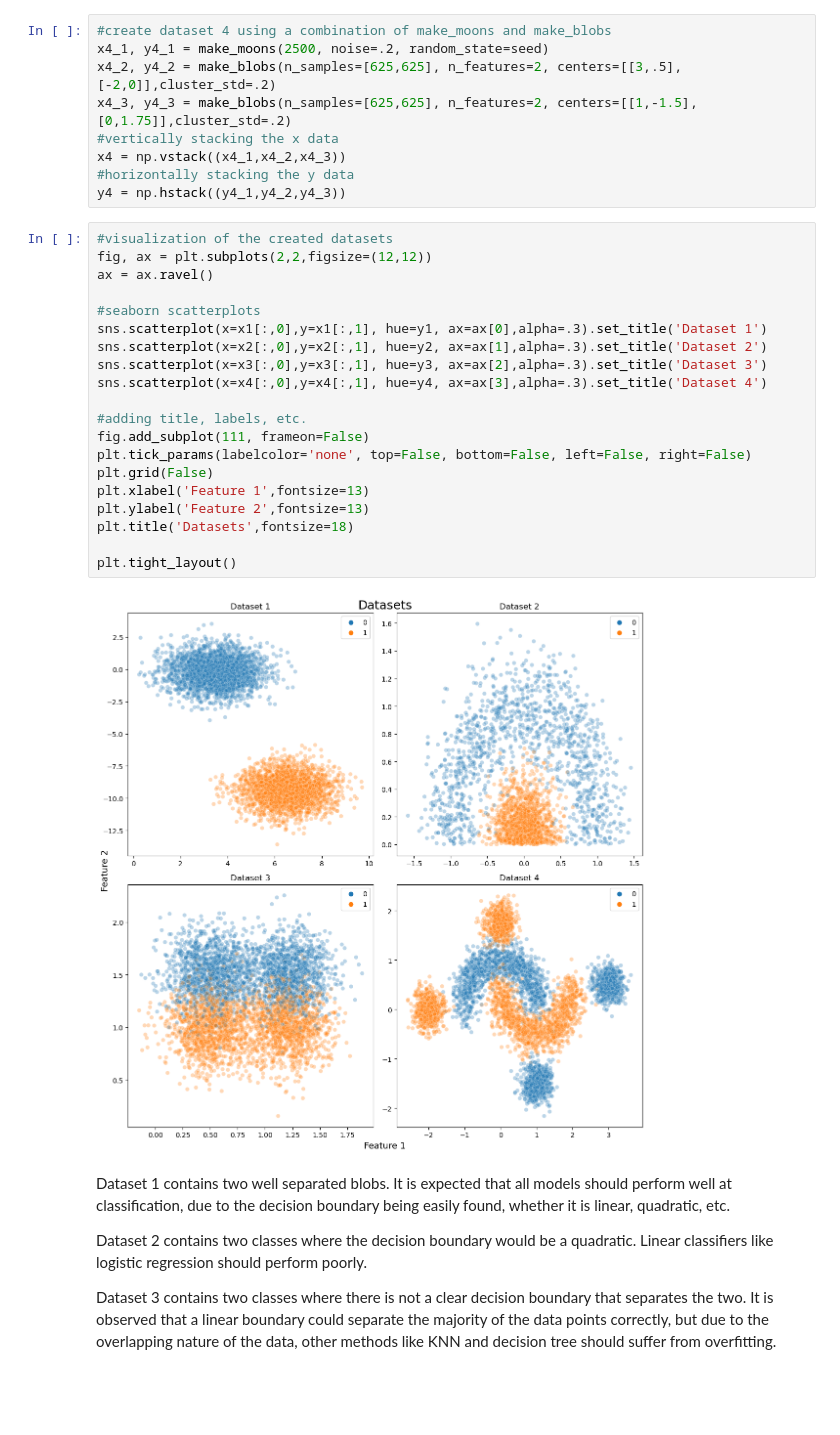
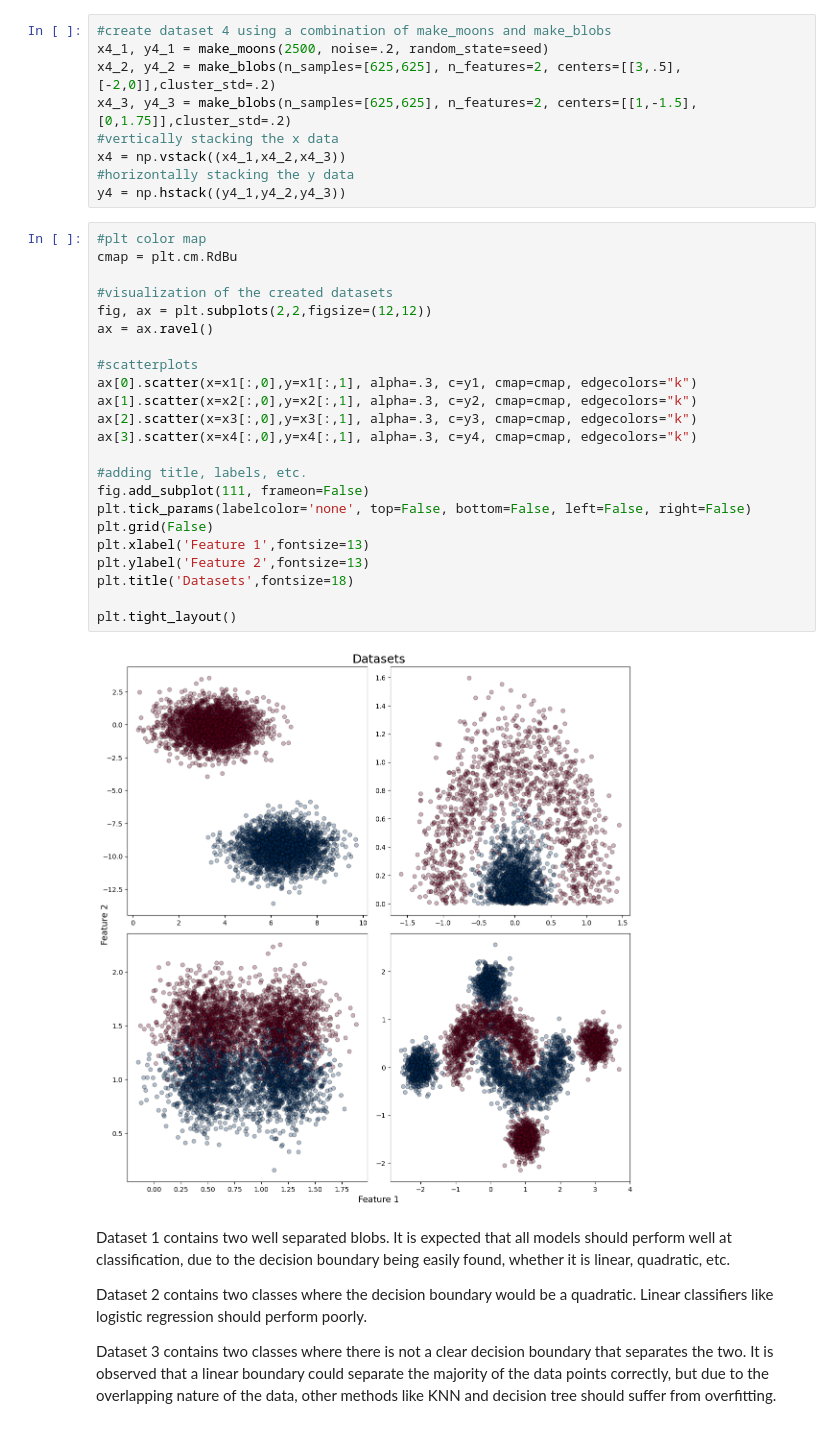
Before and after one commit to lau-allen/classifier-models-comparison, a Jupyter notebook: hw3p3.ipynb, the cells around one changed output. Saved outputs shown, nothing was run; the diff lists cells and outputs as text; blank space fills up the shorter version.

Commit message:
Decision boundary visualizations. Adjustments on dataset plotting.

```diff
--- a/hw3p3.ipynb
+++ b/hw3p3.ipynb
@@ -139,27 +140,30 @@ x4 = np.vstack((x4_1,x4_2,x4_3))
 #horizontally stacking the y data
 y4 = np.hstack((y4_1,y4_2,y4_3))
 # %%
+#plt color map
+cmap = plt.cm.RdBu
+
 #visualization of the created datasets
 fig, ax = plt.subplots(2,2,figsize=(12,12))
 ax = ax.ravel()
 
-#seaborn scatterplots
-sns.scatterplot(x=x1[:,0],y=x1[:,1], hue=y1, ax=ax[0],alpha=.3).set_title('Dataset 1')
-sns.scatterplot(x=x2[:,0],y=x2[:,1], hue=y2, ax=ax[1],alpha=.3).set_title('Dataset 2')
-sns.scatterplot(x=x3[:,0],y=x3[:,1], hue=y3, ax=ax[2],alpha=.3).set_title('Dataset 3')
-sns.scatterplot(x=x4[:,0],y=x4[:,1], hue=y4, ax=ax[3],alpha=.3).set_title('Dataset 4')
+#scatterplots
+ax[0].scatter(x=x1[:,0],y=x1[:,1], alpha=.3, c=y1, cmap=cmap, edgecolors="k")
+ax[1].scatter(x=x2[:,0],y=x2[:,1], alpha=.3, c=y2, cmap=cmap, edgecolors="k")
+ax[2].scatter(x=x3[:,0],y=x3[:,1], alpha=.3, c=y3, cmap=cmap, edgecolors="k")
+ax[3].scatter(x=x4[:,0],y=x4[:,1], alpha=.3, c=y4, cmap=cmap, edgecolors="k")
 
 #adding title, labels, etc.
 fig.add_subplot(111, frameon=False)
 plt.tick_params(labelcolor='none', top=False, bottom=False, left=False, right=False)
 plt.grid(False)
 plt.xlabel('Feature 1',fontsize=13)
 plt.ylabel('Feature 2',fontsize=13)
 plt.title('Datasets',fontsize=18)
 
 plt.tight_layout()
 # %% [output]
-[figure, old version]
+[figure, new version]
 # %% [markdown]
 Dataset 1 contains two well separated blobs. It is expected that all models should perform well at classification, due to the decision boundary being easily found, whether it is linear, quadratic, etc.
 
```
Also changed, not shown: parts of 11 cells of this notebook.
